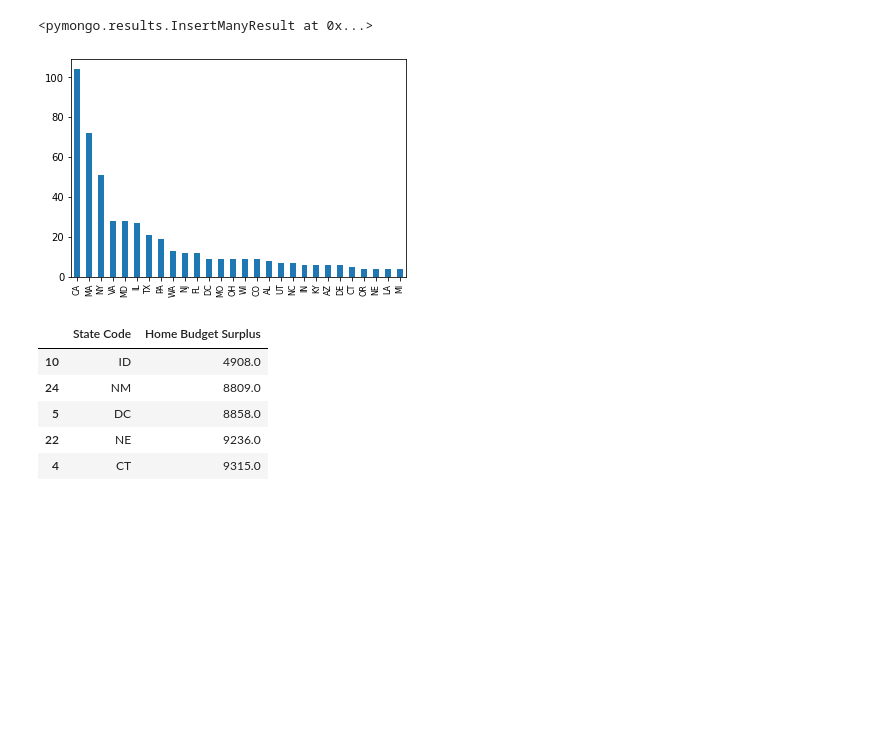
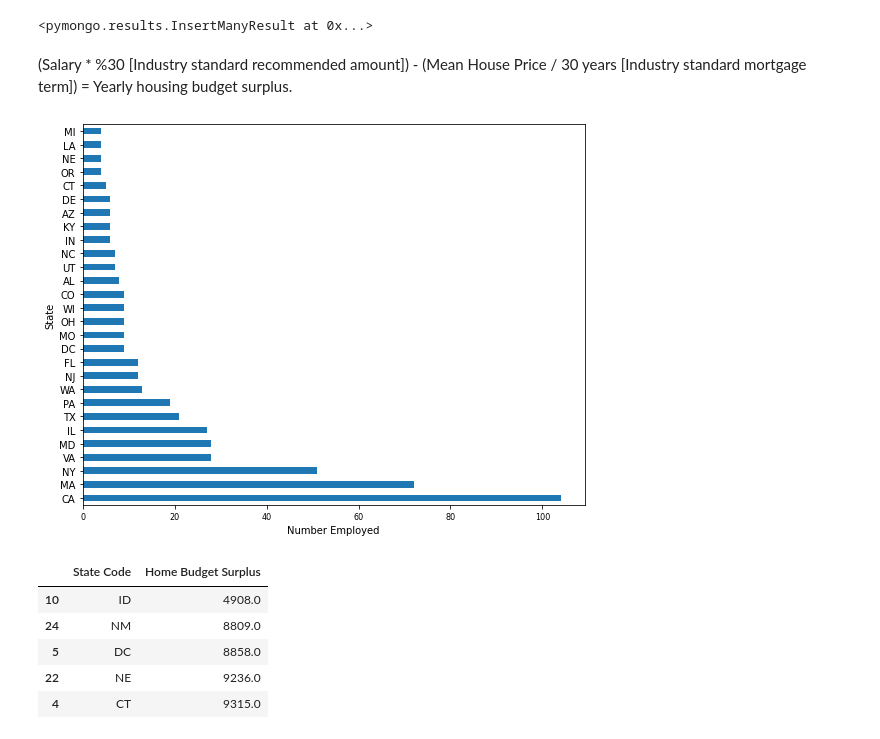
Before and after one commit to dtmurphy6/the_real_estate_agents, a Jupyter notebook: Kevin/Kevin's_Project_2.ipynb, the cells around one changed output. Drawn from its saved outputs; the diff is of its cells as text; code cells hidden in the pictures; blank space fills up the shorter version.

```diff
--- a/Kevin's_Project_2.ipynb
+++ b/Kevin/Kevin's_Project_2.ipynb
@@ -250,14 +252,19 @@ merged.insert_many(merged_df.to_dict('records'))
 # %%
 
 # What is the highest differential between salary and price?
+# %% [markdown]
+(Salary * %30 [Industry standard recommended amount]) - (Mean House Price / 30 years [Industry standard mortgage term]) = Yearly housing budget surplus.
 # %%
 job_locations = salary_df['Job Location'].value_counts()
 # %%
-job_locations_reduced.plot(kind='bar')
+#Graphs number of employed by state.
+job_locations_reduced.plot(kind='barh')
 plt.xticks(fontsize=8)
+plt.xlabel('Number Employed')
+plt.ylabel('State')
 plt.show()
 # %% [output]
-[figure, old version]
+[figure, new version]
 # %%
 budget_surplus = merged_df[['State Code','Home Budget Surplus']]
 budget_surplus = budget_surplus.sort_values(ascending=True, by='Home Budget Surplus')
```
Also changed, not shown: parts of 2 cells of this notebook, 2 other files.
